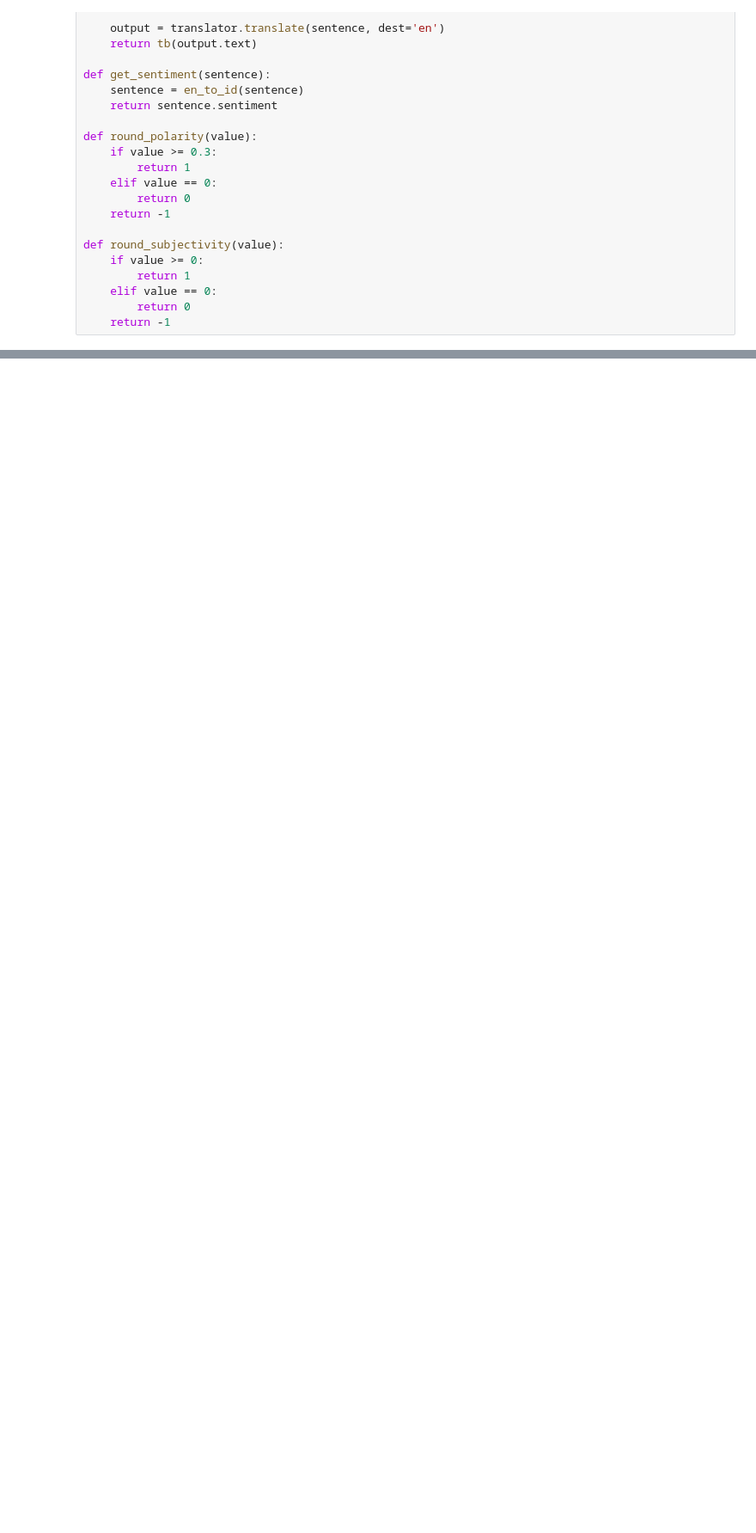
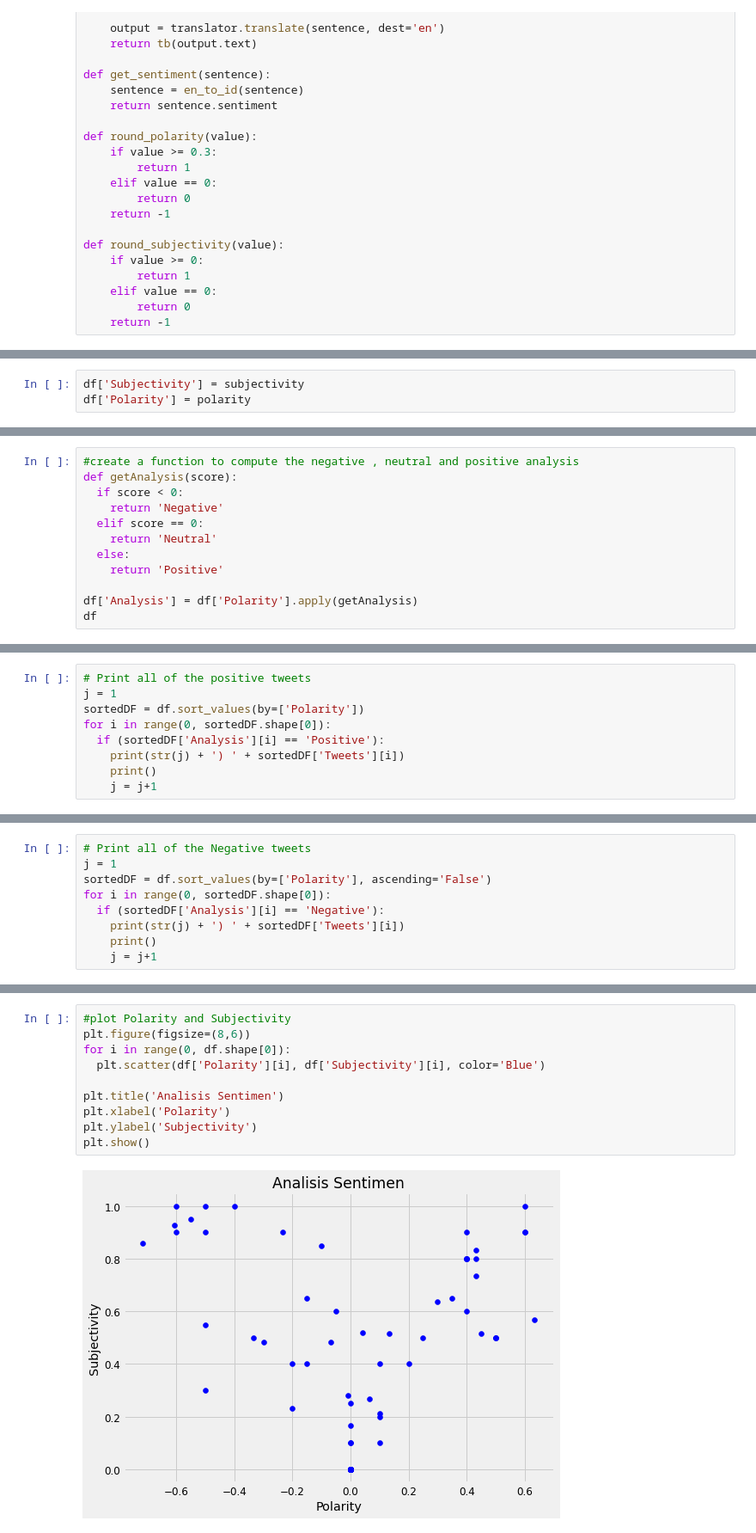
Before and after one commit to rahmanaul/textBlob-Sentiment-Analysis, a Jupyter notebook: Vaksin_Sinovac_TextBlob_Sentiment_Analysis.ipynb, the cells around one changed output, grey strips where cells are left out. Shown: that part at 86% size. Cells and saved outputs as stored; diff of their text form; blank space fills up the shorter version.

```diff
--- a/Vaksin_Sinovac_TextBlob_Sentiment_Analysis.ipynb
+++ b/Vaksin_Sinovac_TextBlob_Sentiment_Analysis.ipynb
@@ -265,0 +299,3 @@ HTTPError: ignored
+# %%
+df['Subjectivity'] = subjectivity
+df['Polarity'] = polarity
@@ -265,0 +318,12 @@ HTTPError: ignored
+# %%
+#create a function to compute the negative , neutral and positive analysis
+def getAnalysis(score):
+  if score < 0:
+    return 'Negative'
+  elif score == 0:
+    return 'Neutral'
+  else:
+    return 'Positive'
+
+df['Analysis'] = df['Polarity'].apply(getAnalysis)
+df
@@ -265,0 +344,9 @@ HTTPError: ignored
+# %%
+# Print all of the positive tweets
+j = 1
+sortedDF = df.sort_values(by=['Polarity'])
+for i in range(0, sortedDF.shape[0]):
+  if (sortedDF['Analysis'][i] == 'Positive'):
+    print(str(j) + ') ' + sortedDF['Tweets'][i])
+    print()
+    j = j+1
@@ -265,0 +371,9 @@ HTTPError: ignored
+# %%
+# Print all of the Negative tweets
+j = 1
+sortedDF = df.sort_values(by=['Polarity'], ascending='False')
+for i in range(0, sortedDF.shape[0]):
+  if (sortedDF['Analysis'][i] == 'Negative'):
+    print(str(j) + ') ' + sortedDF['Tweets'][i])
+    print()
+    j = j+1
@@ -265,0 +398,12 @@ HTTPError: ignored
+# %%
+#plot Polarity and Subjectivity
+plt.figure(figsize=(8,6))
+for i in range(0, df.shape[0]):
+  plt.scatter(df['Polarity'][i], df['Subjectivity'][i], color='Blue')
+
+plt.title('Analisis Sentimen')
+plt.xlabel('Polarity')
+plt.ylabel('Subjectivity')
+plt.show()
+# %% [output]
+[figure, added]
```
Also changed, not shown: parts of 19 cells of this notebook.
